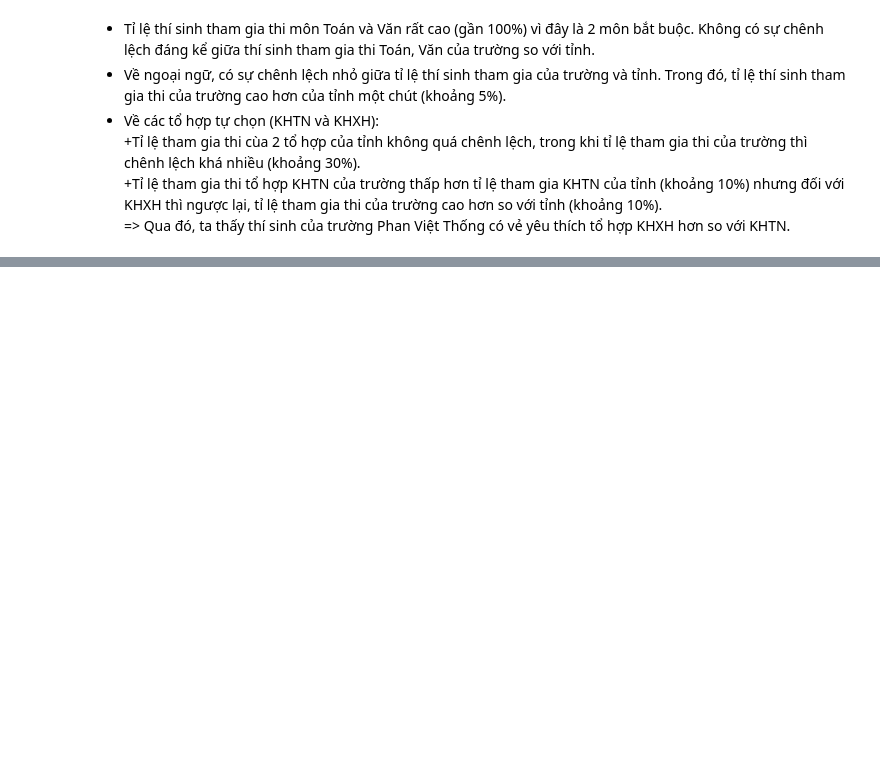
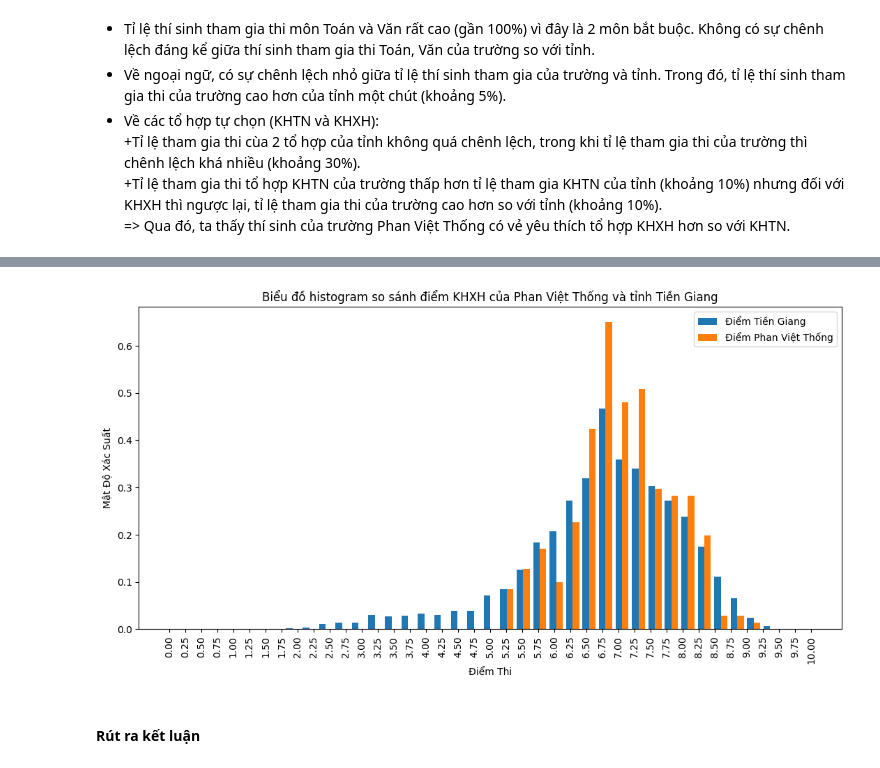
Before and after one commit to nauht1/ScoreAnalysisProject, a Jupyter notebook: Insight.ipynb, the cells around one changed output, grey strips where cells are left out. Drawn from its saved outputs; the diff is of its cells as text; code cells hidden in the pictures; blank space fills up the shorter version.

```diff
--- a/Insight.ipynb
+++ b/Insight.ipynb
@@ -208,0 +209,8 @@ plt.show()
+# %%
+# Điểm ở tỉnh tiền giang
+diem_DTBXH_TG = diemTG['DTBXH']
+# Điểm ở trường Phan Việt Thống
+diem_DTBXH_PVT = diemPVT['DTBXH']
+
+print(diem_DTBXH_TG)
+print(diem_DTBXH_PVT)
@@ -208,0 +235,18 @@ plt.show()
+# %%
+plt.figure(figsize=(13, 6))
+
+bins = np.linspace(0, 10, 40)
+
+# Vẽ biểu đồ histogram
+plt.hist([diem_DTBXH_TG, diem_DTBXH_PVT], bins, label=['Điểm Tiền Giang', 'Điểm Phan Việt Thống'], density=True)
+
+plt.xlabel('Điểm Thi')
+plt.ylabel('Mật Độ Xác Suất')
+plt.title('Biểu đồ histogram so sánh điểm KHXH của Phan Việt Thống và tỉnh Tiền Giang')
+plt.legend(loc='best')
+plt.xticks(np.arange(0, 10.25, 0.25), rotation=90)
+plt.show()
+# %% [output]
+[figure, added]
+# %% [markdown]
+#### Rút ra kết luận
```
Also changed, not shown: parts of 12 cells of this notebook.
